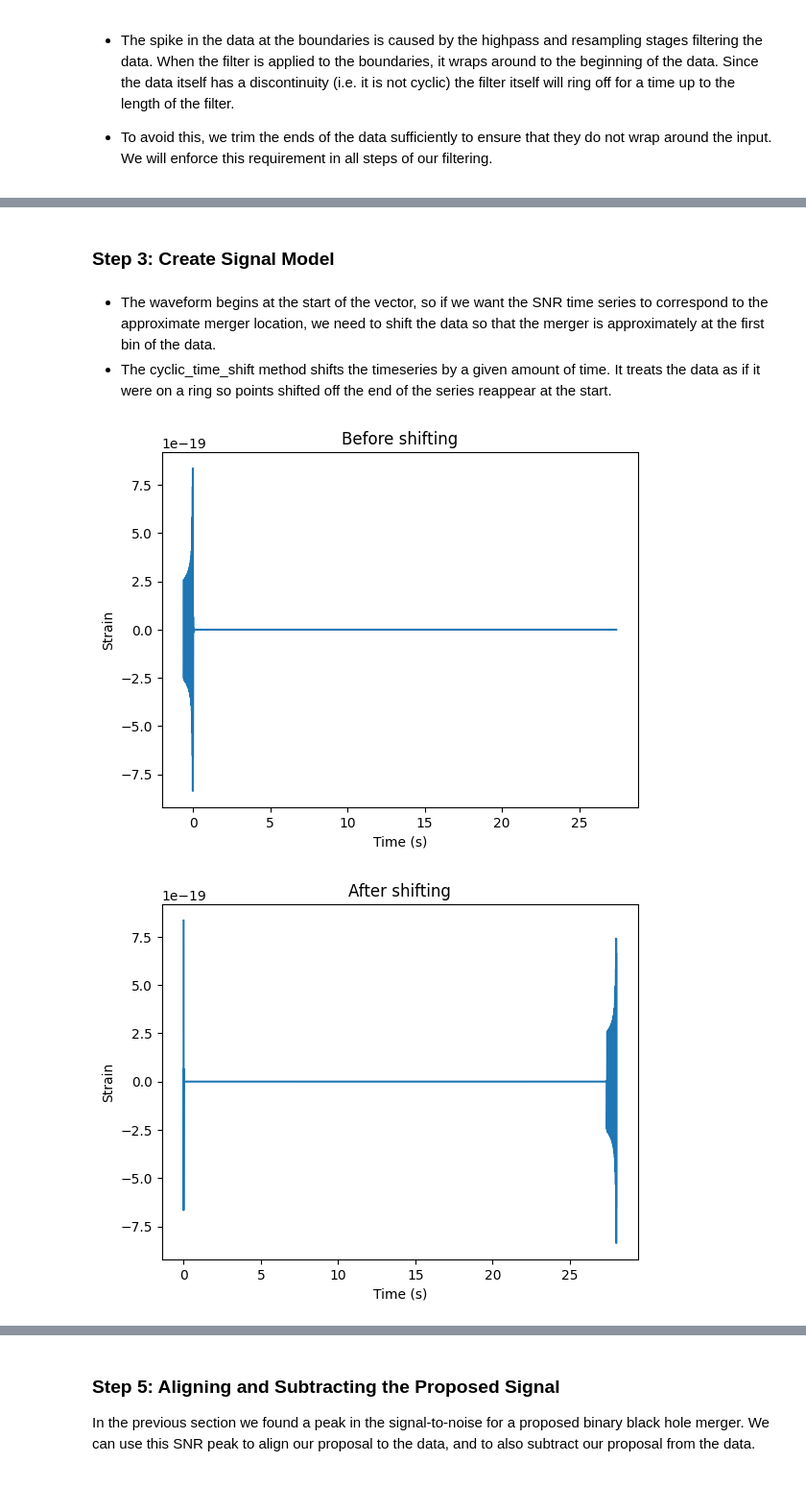
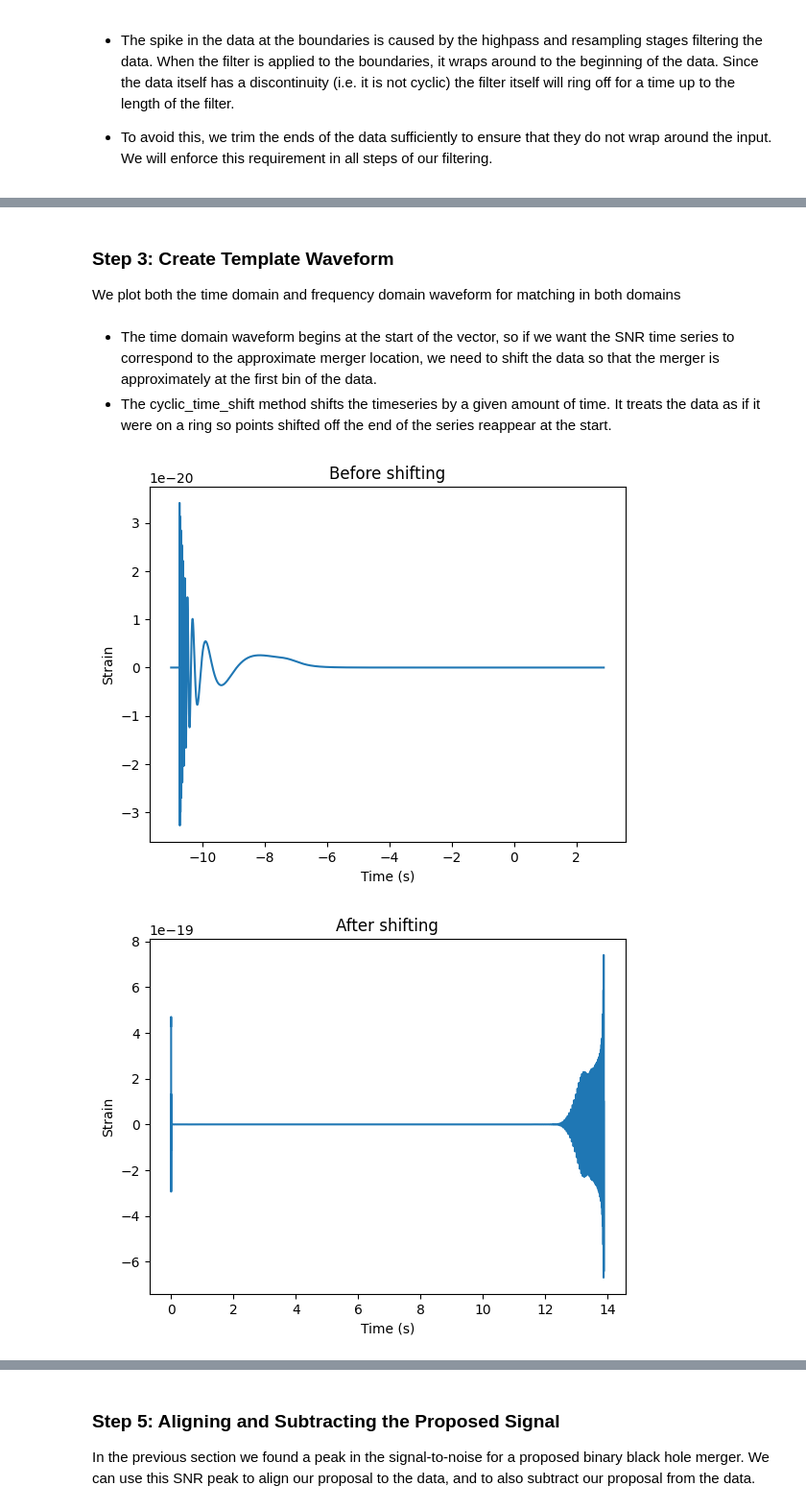
Before and after one commit to Heiley-W/Gravitational-Wave-Open-Data-Workshop, a Jupyter notebook: summary/GW3_Generate_Waveform_and_Matched_Filtering.ipynb, the cells around one changed output, grey strips where cells are left out. Shown at 96% size. Drawn from its saved outputs; the diff is of its cells as text; code cells hidden in the pictures.

```diff
--- a/summary/GW3_Generate_Waveform_and_Matched_Filtering.ipynb
+++ b/summary/GW3_Generate_Waveform_and_Matched_Filtering.ipynb
@@ -219,37 +260,50 @@ psd = inverse_spectrum_truncation(psd, int(4 * conditioned.sample_rate),
-# %% [markdown]
-### Step 3: Create Signal Model
-# %%
-from pycbc.waveform import get_td_waveform
-
-m = 36 # Solar masses
-hp, hc = get_td_waveform(approximant="SEOBNRv4_opt",
-                     mass1=m,
-                     mass2=m,
-                     delta_t=conditioned.delta_t,
-                     f_lower=20)
-
-# Resize the vector to match our data
-hp.resize(len(conditioned))
+# %% [markdown]
+### Step 3: Create Template Waveform
+
+We plot both the time domain and frequency domain waveform for matching in both domains
+# %%
+from pycbc.waveform import get_td_waveform
+
+# Calculate the component mass of each black hole in the detector frame
+cmass = (m.median1d("mass1")+m.median1d("mass2")) / 2      # This is in the source frame
+cmass *= (1 + m.median1d("redshift")) # apply redshift to get to the detector frame
+
+# Generates time domain waveform
+hp_td, hc_td = get_td_waveform(approximant="IMRPhenomD",
+                         mass1=cmass, mass2=cmass,
+                         f_lower=20.0, delta_f=data[ifo].delta_f, delta_t=data[ifo].delta_t,)
+
+# This is a frequency domain waveform generator. It has a very similar syntax to the time domain
+# waveform function used in prior tutorials. This function returns both a plus and a cross
+# polarization waveform, but we will just use the plus polarization in building our template
+# as these are only different by a phase offset in this specific case.
+hp_fd, _ = get_fd_waveform(approximant="IMRPhenomD",
+                         mass1=cmass, mass2=cmass,
+                         f_lower=20.0, delta_f=data[ifo].delta_f)
+
+# Resize the vector to match our data
+hp_td.resize(len(psd[ifo]))
+hp_fd.resize(len(psd[ifo]))
 # %% [markdown]
-- The waveform begins at the start of the vector, so if we want the SNR time series to correspond to the approximate merger location, we need to shift the data so that the merger is approximately at the first bin of the data.
+- The time domain waveform begins at the start of the vector, so if we want the SNR time series to correspond to the approximate merger location, we need to shift the data so that the merger is approximately at the first bin of the data.
 - The cyclic_time_shift method shifts the timeseries by a given amount of time. It treats the data as if it were on a ring so points shifted off the end of the series reappear at the start.
 # %%
 # Let's plot the signal before and after shifting
 
 pylab.figure()
 pylab.title('Before shifting')
-pylab.plot(hp.sample_times, hp)
+pylab.plot(hp_td.sample_times, hp)
 pylab.xlabel('Time (s)')
 pylab.ylabel('Strain')
 
-template = hp.cyclic_time_shift(hp.start_time)
+template = hp_td.cyclic_time_shift(hp_td.start_time)
 
 pylab.figure()
 pylab.title('After shifting')
 pylab.plot(template.sample_times, template)
 pylab.xlabel('Time (s)')
 pylab.ylabel('Strain')
 pylab.show()
 # %% [output]
-[figure, old version]
+[figure, new version]
-[figure, old version]
+[figure, new version]
```
Also changed, not shown: parts of 16 cells of this notebook.
